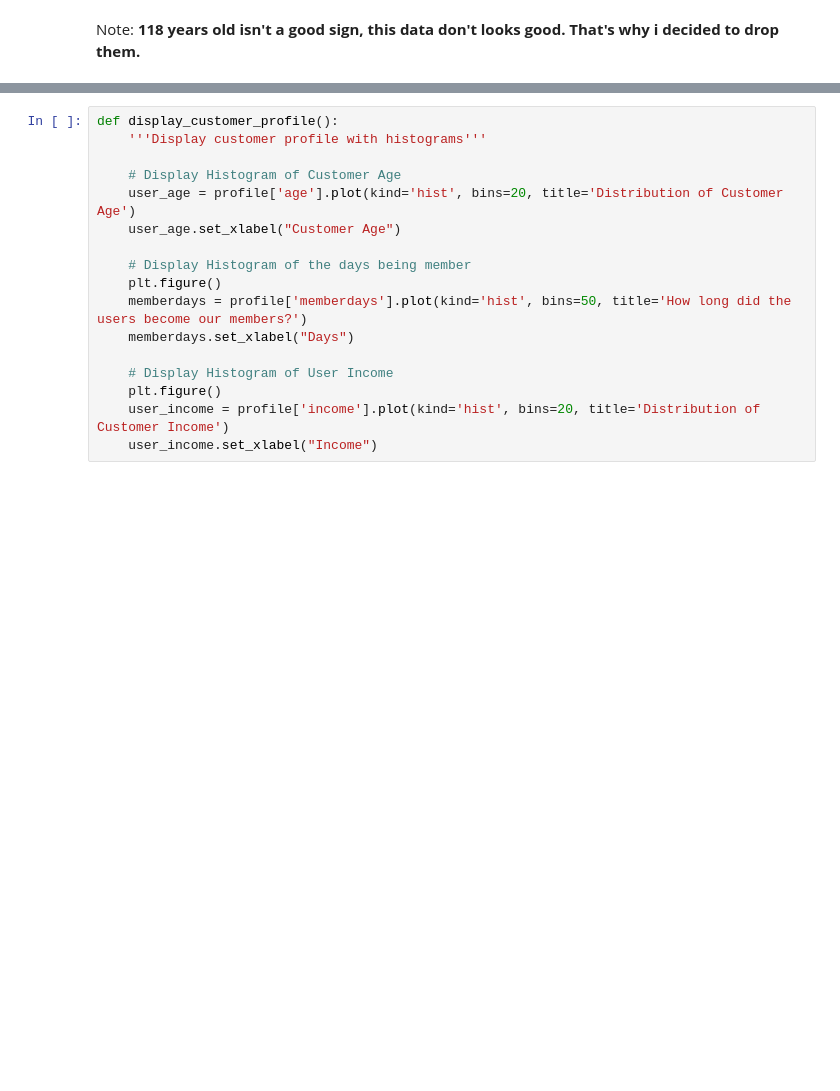
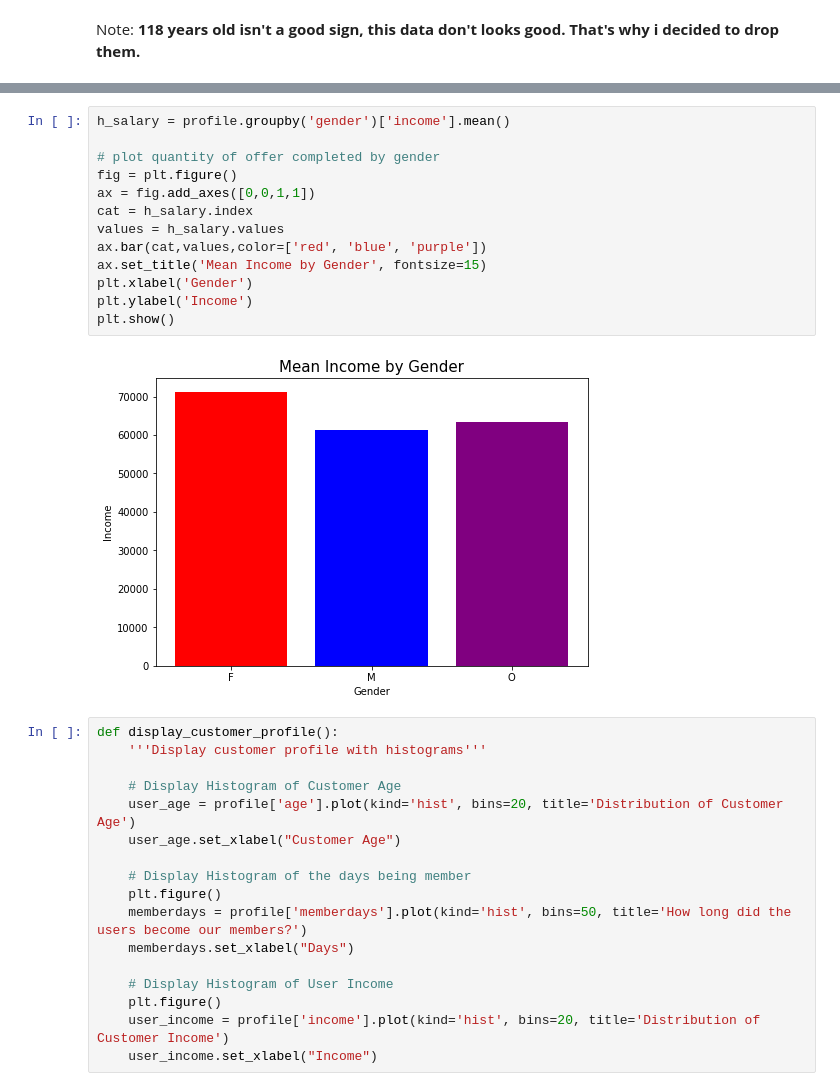
Before and after one commit to Gutelvam/Starbucks-Recommendation-System, a Jupyter notebook: Starbucks_Capstone_notebook.ipynb, the cells around one changed output, grey strips where cells are left out. Drawn from its saved outputs; the diff is of its cells as text; blank space fills up the shorter version.

```diff
--- a/Starbucks_Capstone_notebook.ipynb
+++ b/Starbucks_Capstone_notebook.ipynb
@@ -271,3 +268,18 @@ dtype: int64
+# %%
+h_salary = profile.groupby('gender')['income'].mean()
+
+# plot quantity of offer completed by gender
+fig = plt.figure()
+ax = fig.add_axes([0,0,1,1])
+cat = h_salary.index
+values = h_salary.values
+ax.bar(cat,values,color=['red', 'blue', 'purple'])
+ax.set_title('Mean Income by Gender', fontsize=15)
+plt.xlabel('Gender')
+plt.ylabel('Income')
+plt.show()
+# %% [output]
+[figure, added]
 # %%
 def display_customer_profile():
     '''Display customer profile with histograms'''
```
Also changed, not shown: parts of 36 cells of this notebook, 3 other files.
